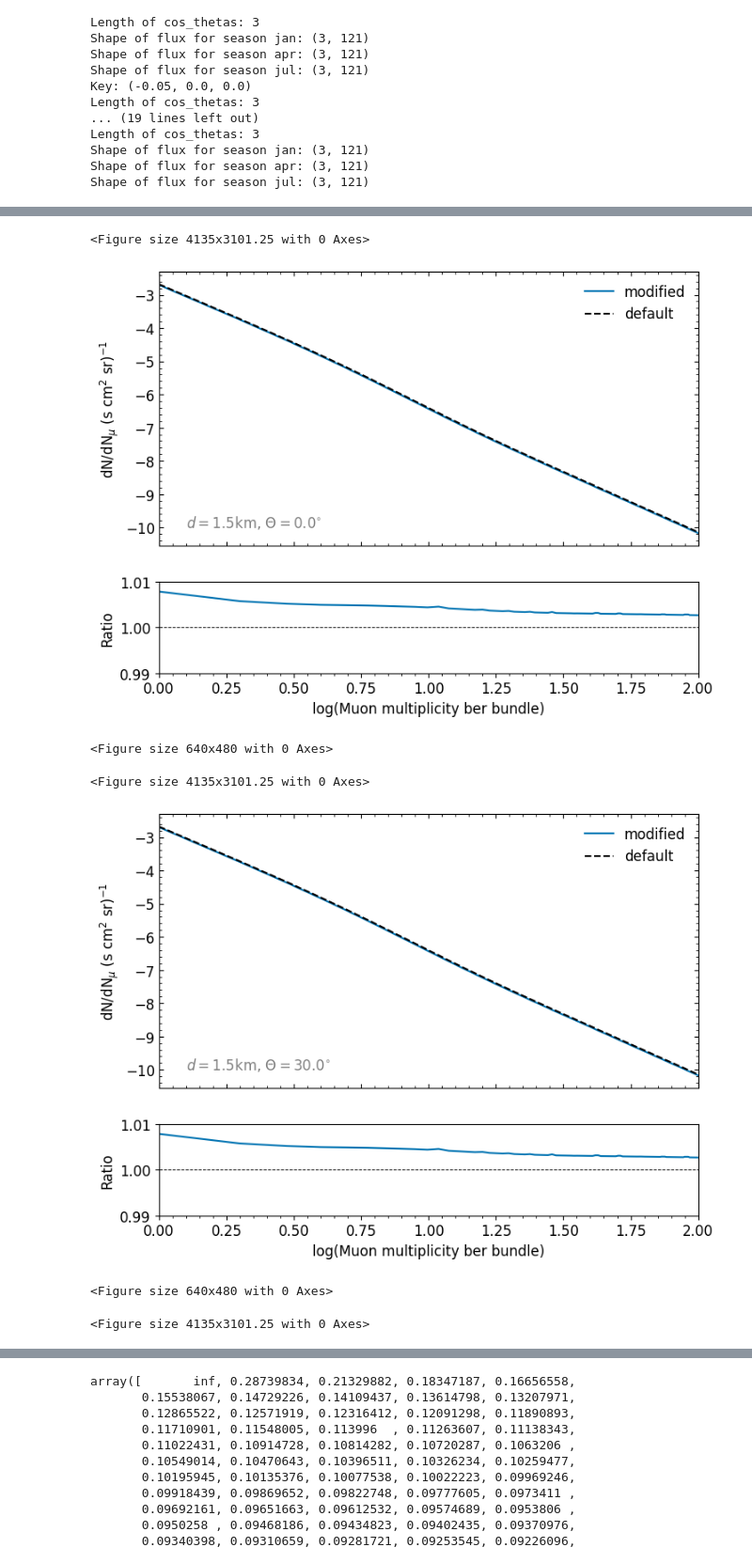
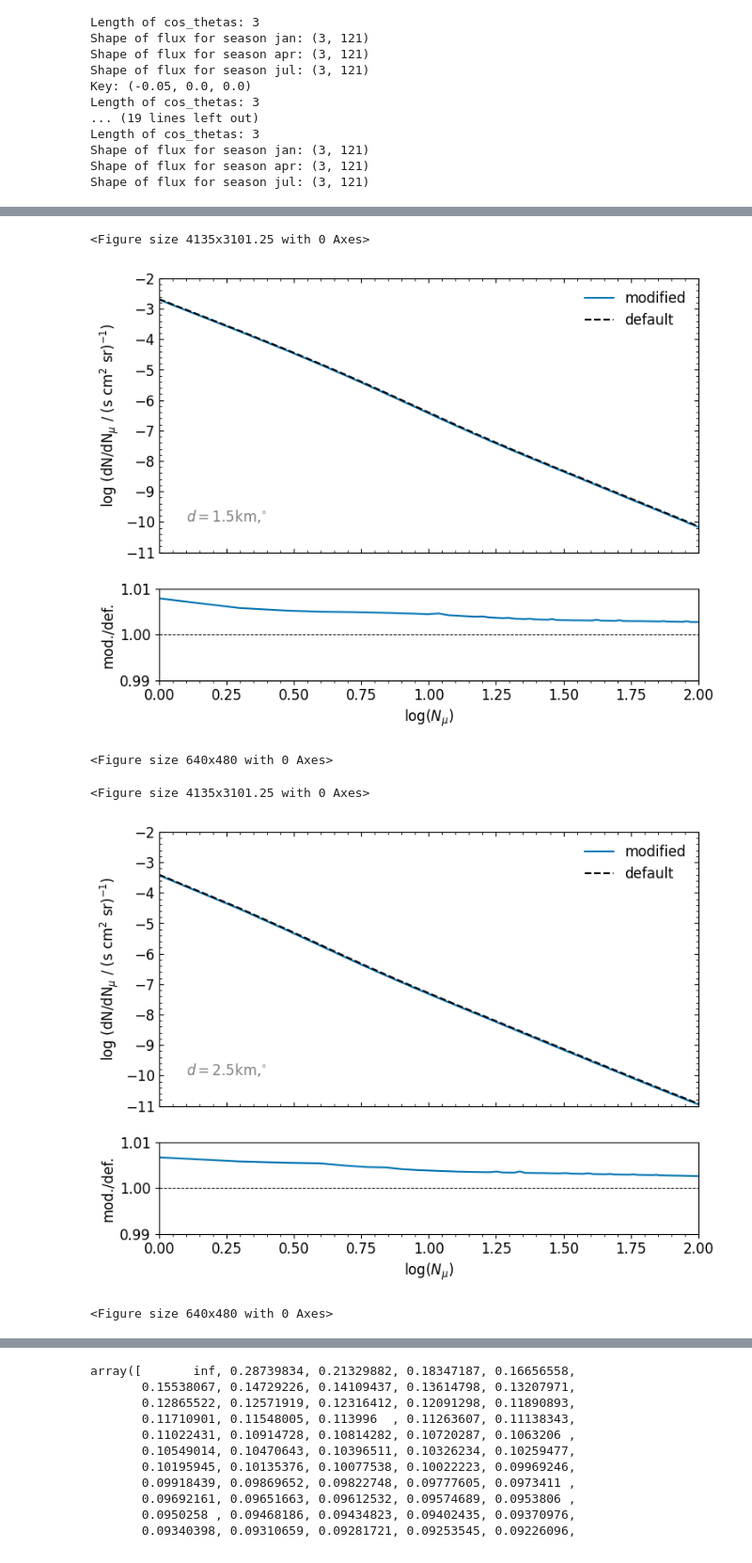
Before and after one commit to karohymon/cs-analysis, a Jupyter notebook: IceCube_diffuse_underground_bundles/dNdNmu_fit.ipynb, the cells around one changed output, grey strips where cells are left out. Shown at 94% size. Drawn from its saved outputs; the diff is of its cells as text; code cells hidden in the pictures.

Commit message:
dNdNmu dependent form Nmu, delete angle as varaible, only use depth

```diff
--- a/IceCube_diffuse_underground_bundles/dNdNmu_fit.ipynb
+++ b/IceCube_diffuse_underground_bundles/dNdNmu_fit.ipynb
@@ -97,16 +121,14 @@ m = helper.n_mu_vec
 # %%
 #calculate derivatesfor all angles and depths, array structure #shape=(depth,angle,multiplicities)
 
-dNdNmu_da = np.ndarray(shape=(len(d), len(angles),len(m)))
-dNdNmu_db = np.ndarray(shape=(len(d), len(angles),len(m)))
-dNdNmu_dc = np.ndarray(shape=(len(d), len(angles),len(m)))
+dNdNmu_da = np.ndarray(shape=(len(d), len(Nmu)))
+dNdNmu_db = np.ndarray(shape=(len(d), len(Nmu)))
+dNdNmu_dc = np.ndarray(shape=(len(d), len(Nmu)))
 
 for i in range(len(d)):
-    for j in range(len(angles)):
-
-        dNdNmu_da[i][j] = derivative("p1",d[i],angles[j])
-        dNdNmu_db[i][j] = derivative("p2",d[i],angles[j])
-        dNdNmu_dc[i][j] = derivative("p3",d[i],angles[j])
+    dNdNmu_da[i] = derivative("p1",d[i], Nmu)
+    dNdNmu_db[i] = derivative("p2",d[i], Nmu)
+    dNdNmu_dc[i] = derivative("p3",d[i], Nmu)
 # %%
 # get total derviative
 
@@ -114,11 +136,9 @@ a = 0.05
 b = 0.05
 c = 0.05
 
-dNdNmu_def = np.ndarray(shape=(len(d), len(angles),len(m)))
+dNdNmu_def = np.ndarray(shape=(len(d), len(Nmu)))
 for i in range(len(d)):
-    for j in range(len(angles)):
-
-        dNdNmu_def[i][j] = dNdN_mu(d[i], angles[j], 0., 0., 0.)
+    dNdNmu_def[i] = dNdN_mu(d[i], Nmu, 0., 0., 0.)
 dNdNmu_mod = dNdNmu_def + dNdNmu_da * a  + dNdNmu_db * b + dNdNmu_dc * c
 # %%
 # create function forone depth and angle that can be fitted
@@ -165,52 +183,52 @@ array([ -2.70226402,  -3.74334235,  -4.37161459,  -4.83558901,
 # %%
 # plot multiplicity spectrum for angle = 0., d=1.5km in log log
 
 A4_width_inches = 8.27  # Width of A4 paper in inches
 A4_height_inches = A4_width_inches * 0.75 # Height is one-third of width
 figsize = (A4_width_inches, A4_height_inches)
 
 for i in range(len(d)):
-    for j in range(len(angles)):
-        # Create subplots using GridSpec
-        fig = plt.figure(figsize=figsize, dpi=500)
-        fig.tight_layout(pad=0.4)
 
-        # Create a gridspec with 2 rows and 1 column, where the second row will be narrow
-        fig, (ax1, ax2) = plt.subplots(2, 1, figsize=(A4_width_inches, A4_height_inches), sharex=True, height_ratios=[3,1 ])
+    # Create subplots using GridSpec
+    fig = plt.figure(figsize=figsize, dpi=500)
+    fig.tight_layout(pad=0.4)
 
-        # Plot lines with labels (same as before)
-        ax1.plot(np.log10(m), np.log10(dNdNmu_mod[i][j]), color=colors[0], label=r'modified')
-        ax1.plot(np.log10(m), np.log10(dNdNmu_def[i][j]), color='black', label=r'default',ls='--')
+    # Create a gridspec with 2 rows and 1 column, where the second row will be narrow
+    fig, (ax1, ax2) = plt.subplots(2, 1, figsize=(A4_width_inches, A4_height_inches), sharex=True, height_ratios=[3,1 ])
 
-        ax1.set_ylabel("dN/dN$_\mu$ (s cm$^2$ sr)$^{-1}$")
-        plt.setp(ax1.get_xticklabels(), visible=False)
+    # Plot lines with labels (same as before)
+    ax1.plot(np.log10(Nmu), np.log10(dNdNmu_mod[i]), color=colors[0], label=r'modified')
+    ax1.plot(np.log10(Nmu), np.log10(dNdNmu_def[i]), color='black', label=r'default',ls='--')
+    ax1.set_ylim(-11,-2)
+
+    ax1.set_ylabel("log (dN/dN$_\mu$ / (s cm$^2$ sr)$^{-1})$")
+    plt.setp(ax1.get_xticklabels(), visible=False)
 
 
-        ax1.minorticks_on()
-        ax1.tick_params(axis='x', which='both', direction='in', bottom=True, top=True)
-        ax1.tick_params(axis='y', which='both', direction='in', left=True, right=True)
+    ax1.minorticks_on()
+    ax1.tick_params(axis='x', which='both', direction='in', bottom=True, top=True)
+    ax1.tick_params(axis='y', which='both', direction='in', left=True, right=True)
 
-        ax1.legend( loc='upper right', frameon=False)
-        ax1.text(0.1, -10, '$d=$' +str(d[i])+  'km, $\Theta=$' + str(np.round(angles[j],decimals=0)) + '$^{\circ}$', fontsize=12, color='grey')
+    ax1.legend( loc='upper right', frameon=False)
+    ax1.text(0.1, -10, '$d=$' +str(d[i])+  'km,' + '$^{\circ}$', fontsize=12, color='grey')
 
-        ax2.plot(np.log10(m), np.log10(dNdNmu_mod[i][j])/np.log10(dNdNmu_def[i][j]),  color=colors[0])
-        ax2.plot([0.,2.],[1,1], lw=0.7, ls="--",color='black')
+    ax2.plot(np.log10(Nmu), np.log10(dNdNmu_mod[i])/np.log10(dNdNmu_def[i]),  color=colors[0])
+    ax2.plot([0.,2.],[1,1], lw=0.7, ls="--",color='black')
 
-        ax2.set_xlabel('log(Muon multiplicity ber bundle)')
-        ax2.set_ylabel('Ratio')
-        ax2.set_ylim(0.99,1.01)
-        ax2.set_xlim(0,2)
+    ax2.set_xlabel('log($N_{\mu}$)')
+    ax2.set_ylabel('mod./def.')
+    ax2.set_ylim(0.99,1.01)
+    ax2.set_xlim(0,2)
 
 
-        # Save the figure
-        plt.savefig(plot_dir+ "dNdNmu_def_vs_mod_0.05abc_angle" + str(np.round(angles[j],decimals=0)) + "_zenith" + str(d[i])+"deg.pdf", bbox_inches='tight')
-        plt.show()
-        plt.clf()
+    # Save the figure
+    plt.savefig(plot_dir+ "dNdNmu_def_vs_mod_0.05abc_zenith" + str(d[i])+"deg.pdf", bbox_inches='tight')
+    plt.show()
+    plt.clf()
 # %% [output]
 <Figure size 4135x3101.25 with 0 Axes>
-[figure, old version]
+[figure, new version]
 <Figure size 640x480 with 0 Axes>
 <Figure size 4135x3101.25 with 0 Axes>
-[figure, old version]
+[figure, new version]
 <Figure size 640x480 with 0 Axes>
-<Figure size 4135x3101.25 with 0 Axes>
```
Also changed, not shown: parts of 13 cells of this notebook, 1 other file.
